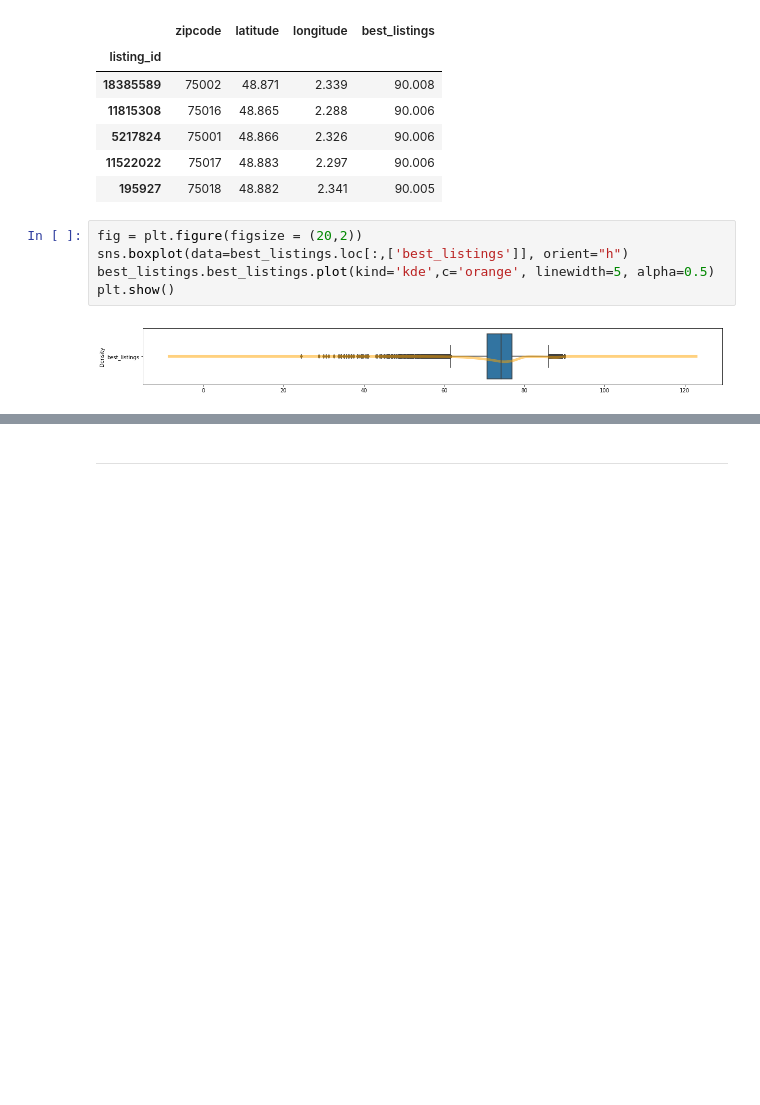
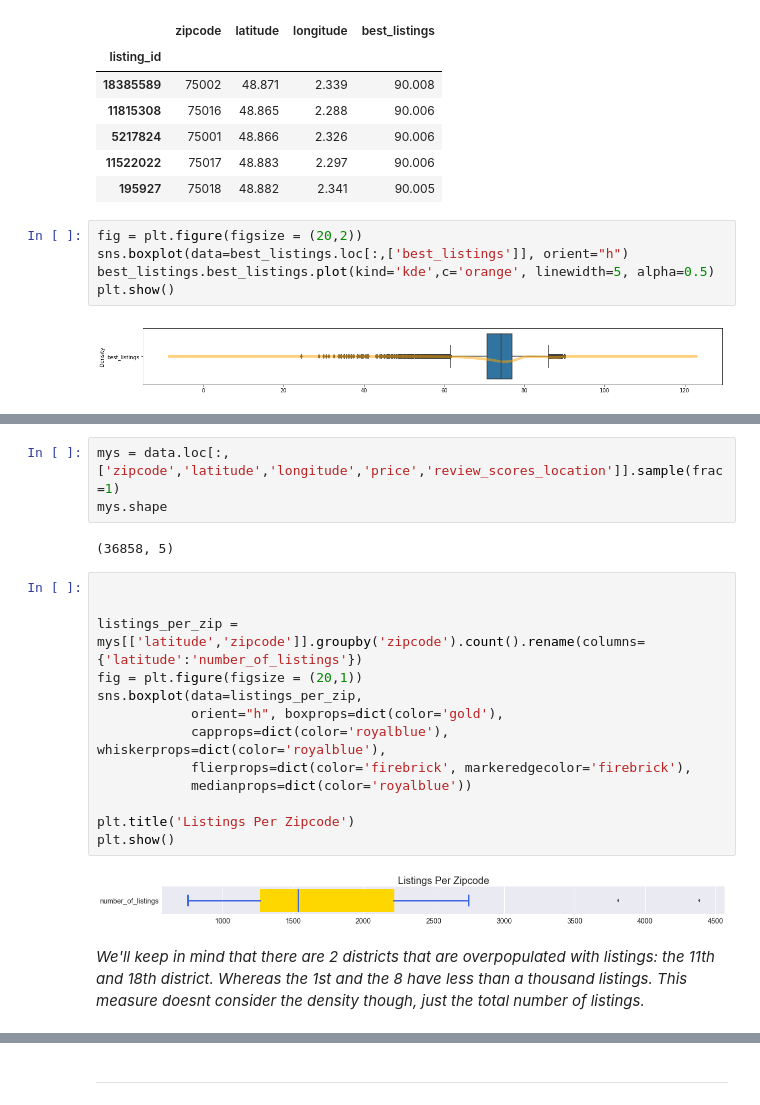
Before and after one commit to leegare/Airbnb-User-Preference-on-Listings, a Jupyter notebook: notebook/P4_Project.ipynb, the cells around one changed output, grey strips where cells are left out. Drawn from its saved outputs; the diff is of its cells as text; blank space fills up the shorter version.

```diff
--- a/notebook/P4_Project.ipynb
+++ b/notebook/P4_Project.ipynb
@@ -152,0 +159,22 @@ plt.show()
+# %%
+mys = data.loc[:,['zipcode','latitude','longitude','price','review_scores_location']].sample(frac=1)
+mys.shape
+# %% [output]
+(36858, 5)
+# %%
+
+
+listings_per_zip = mys[['latitude','zipcode']].groupby('zipcode').count().rename(columns={'latitude':'number_of_listings'})
+fig = plt.figure(figsize = (20,1))
+sns.boxplot(data=listings_per_zip,
+            orient="h", boxprops=dict(color='gold'),
+            capprops=dict(color='royalblue'), whiskerprops=dict(color='royalblue'),
+            flierprops=dict(color='firebrick', markeredgecolor='firebrick'),
+            medianprops=dict(color='royalblue'))
+
+plt.title('Listings Per Zipcode')
+plt.show()
+# %% [output]
+[figure, added]
+# %% [markdown]
+*We'll keep in mind that there are 2 districts that are overpopulated with listings: the 11th and 18th district. Whereas the 1st and the 8 have less than a thousand listings. This measure doesnt consider the density though, just the total number of listings.*
```
Also changed, not shown: parts of 44 cells of this notebook, 12 other files.
